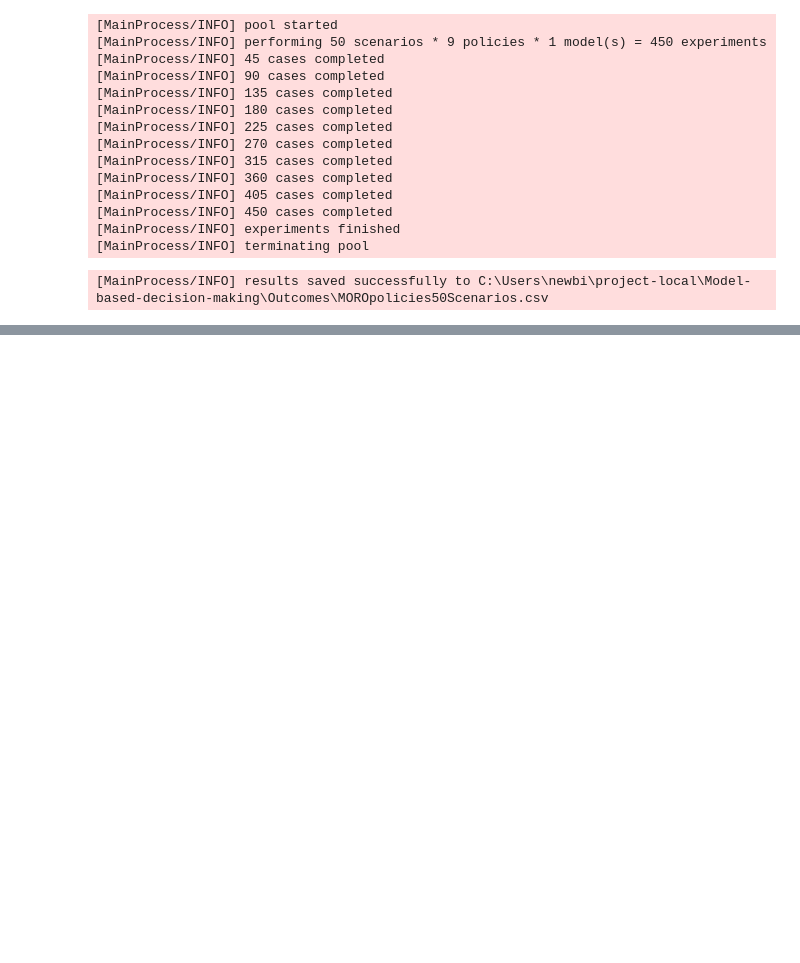
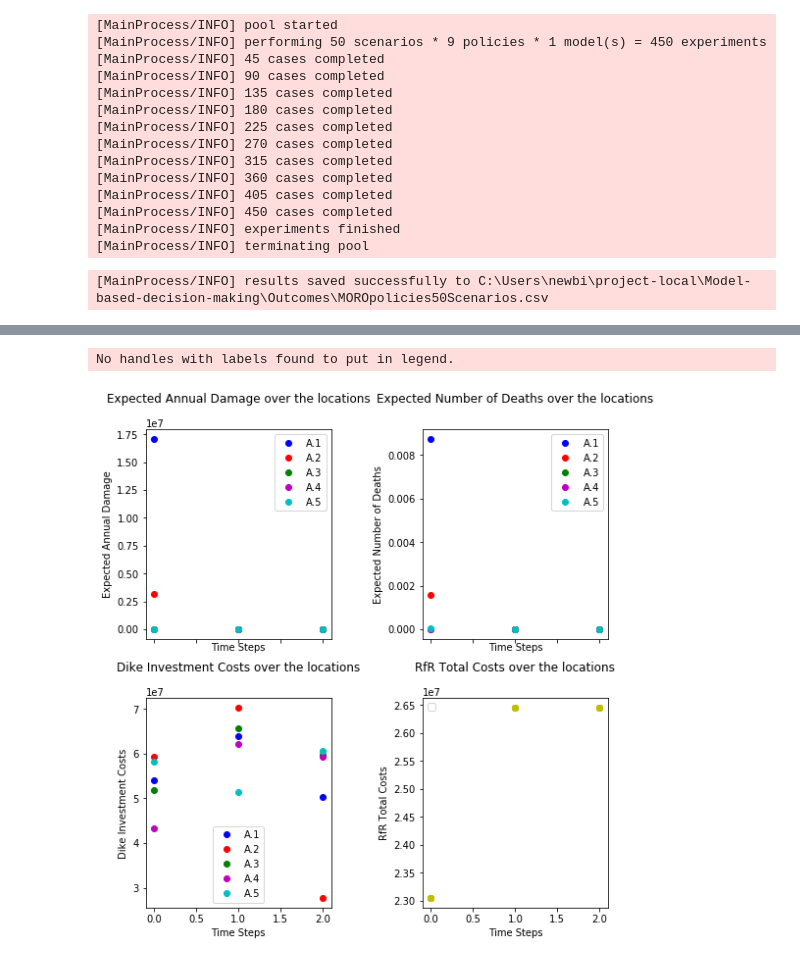
Before and after one commit to WKSu/Model-based-decision-making, a Jupyter notebook: Scenario Discovery on MORO policies.ipynb, the cells around one changed output, grey strips where cells are left out. Drawn from its saved outputs; the diff is of its cells as text; code cells hidden in the pictures; blank space fills up the shorter version.

```diff
--- a/Scenario Discovery on MORO policies.ipynb
+++ b/Scenario Discovery on MORO policies.ipynb
@@ -102,0 +118,5 @@ results
+# %%
+mean_outcomes(results)
+# %% [output]
+No handles with labels found to put in legend.
+[figure, added]
```
Also changed, not shown: parts of 11 cells of this notebook.
